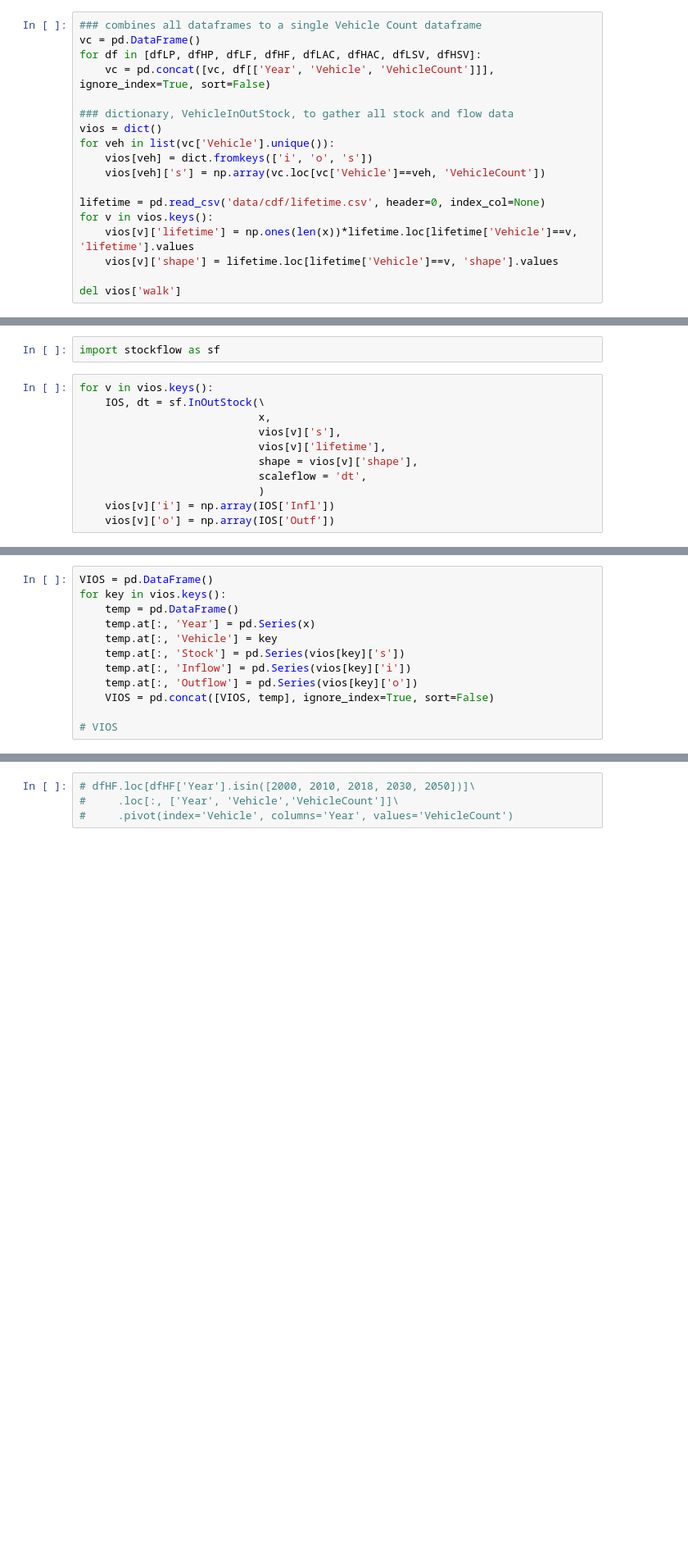
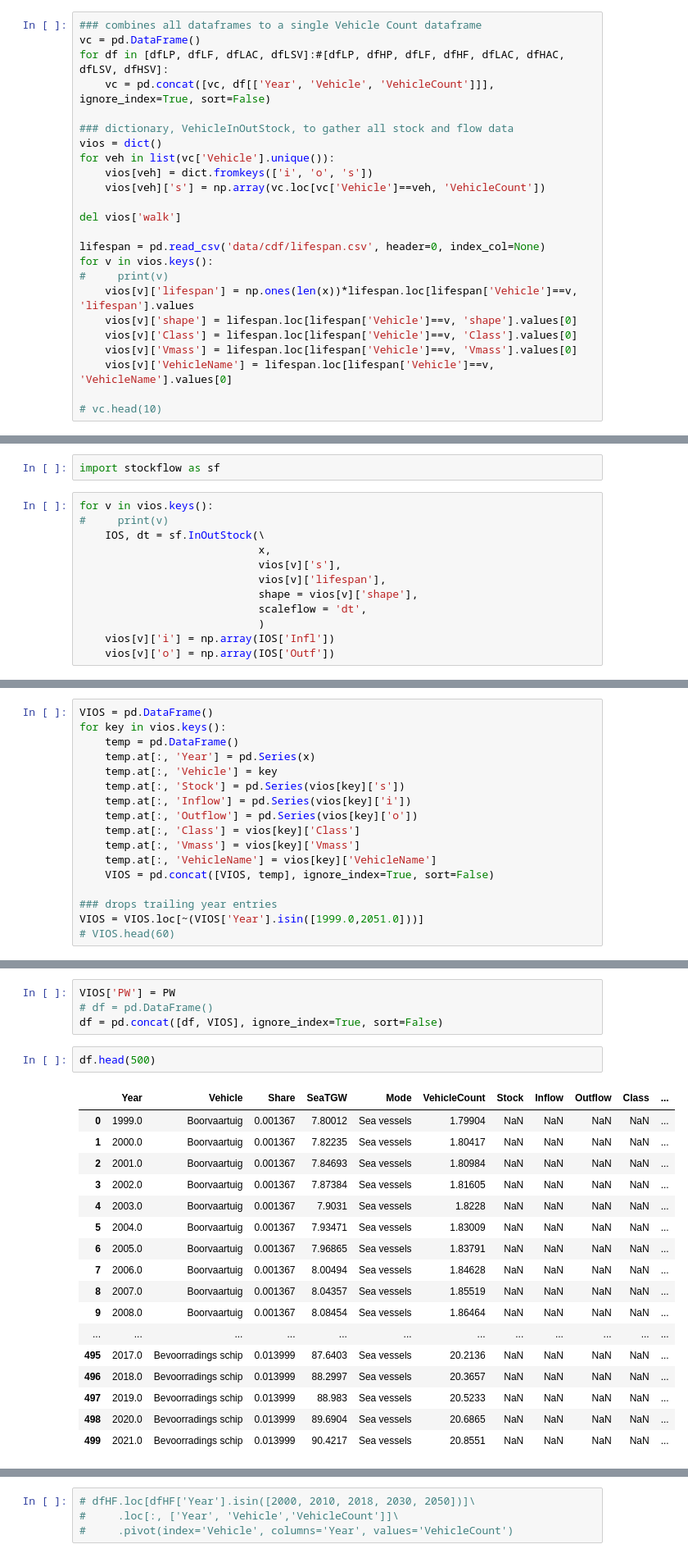
Before and after one commit to grimelda/urmive, a Jupyter notebook: modalshift.ipynb, the cells around one changed output, grey strips where cells are left out. Shown at 82% size. Drawn from its saved outputs; the diff is of its cells as text; blank space fills up the shorter version.

```diff
--- a/modalshift.ipynb
+++ b/modalshift.ipynb
@@ -588,7 +622,7 @@ Sea vessels 1.0
 # %%
 ### combines all dataframes to a single Vehicle Count dataframe
 vc = pd.DataFrame()
-for df in [dfLP, dfHP, dfLF, dfHF, dfLAC, dfHAC, dfLSV, dfHSV]:
+for df in [dfLP, dfLF, dfLAC, dfLSV]:#[dfLP, dfHP, dfLF, dfHF, dfLAC, dfHAC, dfLSV, dfHSV]:
     vc = pd.concat([vc, df[['Year', 'Vehicle', 'VehicleCount']]], ignore_index=True, sort=False)
 
 ### dictionary, VehicleInOutStock, to gather all stock and flow data
@@ -597,9 +631,15 @@ for veh in list(vc['Vehicle'].unique()):
     vios[veh] = dict.fromkeys(['i', 'o', 's'])
     vios[veh]['s'] = np.array(vc.loc[vc['Vehicle']==veh, 'VehicleCount'])
 
-lifetime = pd.read_csv('data/cdf/lifetime.csv', header=0, index_col=None)
+del vios['walk']
+
+lifespan = pd.read_csv('data/cdf/lifespan.csv', header=0, index_col=None)
 for v in vios.keys():
-    vios[v]['lifetime'] = np.ones(len(x))*lifetime.loc[lifetime['Vehicle']==v, 'lifetime'].values
-    vios[v]['shape'] = lifetime.loc[lifetime['Vehicle']==v, 'shape'].values
+#     print(v)
+    vios[v]['lifespan'] = np.ones(len(x))*lifespan.loc[lifespan['Vehicle']==v, 'lifespan'].values
+    vios[v]['shape'] = lifespan.loc[lifespan['Vehicle']==v, 'shape'].values[0]
+    vios[v]['Class'] = lifespan.loc[lifespan['Vehicle']==v, 'Class'].values[0]
+    vios[v]['Vmass'] = lifespan.loc[lifespan['Vehicle']==v, 'Vmass'].values[0]
+    vios[v]['VehicleName'] = lifespan.loc[lifespan['Vehicle']==v, 'VehicleName'].values[0]
 
-del vios['walk']
+# vc.head(10)
@@ -614,10 +652,11 @@ del vios['walk']
 import stockflow as sf
 # %%
 for v in vios.keys():
+#     print(v)
     IOS, dt = sf.InOutStock(\
                             x,
                             vios[v]['s'],
-                            vios[v]['lifetime'],
+                            vios[v]['lifespan'],
                             shape = vios[v]['shape'],
                             scaleflow = 'dt',
                             )
@@ -634,6 +671,11 @@ for key in vios.keys():
     temp.at[:, 'Stock'] = pd.Series(vios[key]['s'])
     temp.at[:, 'Inflow'] = pd.Series(vios[key]['i'])
     temp.at[:, 'Outflow'] = pd.Series(vios[key]['o'])
+    temp.at[:, 'Class'] = vios[key]['Class']
+    temp.at[:, 'Vmass'] = vios[key]['Vmass']
+    temp.at[:, 'VehicleName'] = vios[key]['VehicleName']
     VIOS = pd.concat([VIOS, temp], ignore_index=True, sort=False)
 
-# VIOS
+### drops trailing year entries
+VIOS = VIOS.loc[~(VIOS['Year'].isin([1999.0,2051.0]))]
+# VIOS.head(60)
@@ -649,0 +721,24 @@ fig.show()
+# %%
+VIOS['PW'] = PW
+# df = pd.DataFrame()
+df = pd.concat([df, VIOS], ignore_index=True, sort=False)
+# %%
+df.head(500)
+# %% [output]
+|  | Year | Vehicle | Share | SeaTGW | Mode | VehicleCount | Stock | Inflow | Outflow | Class | ... |
+| 0 | 1999.0 | Boorvaartuig | 0.001367 | 7.80012 | Sea vessels | 1.79904 | NaN | NaN | NaN | NaN | ... |
+| 1 | 2000.0 | Boorvaartuig | 0.001367 | 7.82235 | Sea vessels | 1.80417 | NaN | NaN | NaN | NaN | ... |
+| 2 | 2001.0 | Boorvaartuig | 0.001367 | 7.84693 | Sea vessels | 1.80984 | NaN | NaN | NaN | NaN | ... |
+| 3 | 2002.0 | Boorvaartuig | 0.001367 | 7.87384 | Sea vessels | 1.81605 | NaN | NaN | NaN | NaN | ... |
+| 4 | 2003.0 | Boorvaartuig | 0.001367 | 7.9031 | Sea vessels | 1.8228 | NaN | NaN | NaN | NaN | ... |
+| 5 | 2004.0 | Boorvaartuig | 0.001367 | 7.93471 | Sea vessels | 1.83009 | NaN | NaN | NaN | NaN | ... |
+| 6 | 2005.0 | Boorvaartuig | 0.001367 | 7.96865 | Sea vessels | 1.83791 | NaN | NaN | NaN | NaN | ... |
+| 7 | 2006.0 | Boorvaartuig | 0.001367 | 8.00494 | Sea vessels | 1.84628 | NaN | NaN | NaN | NaN | ... |
+| 8 | 2007.0 | Boorvaartuig | 0.001367 | 8.04357 | Sea vessels | 1.85519 | NaN | NaN | NaN | NaN | ... |
+| 9 | 2008.0 | Boorvaartuig | 0.001367 | 8.08454 | Sea vessels | 1.86464 | NaN | NaN | NaN | NaN | ... |
+| ... | ... | ... | ... | ... | ... | ... | ... | ... | ... | ... | ... |
+| 495 | 2017.0 | Bevoorradings schip | 0.013999 | 87.6403 | Sea vessels | 20.2136 | NaN | NaN | NaN | NaN | ... |
+| 496 | 2018.0 | Bevoorradings schip | 0.013999 | 88.2997 | Sea vessels | 20.3657 | NaN | NaN | NaN | NaN | ... |
+| 497 | 2019.0 | Bevoorradings schip | 0.013999 | 88.983 | Sea vessels | 20.5233 | NaN | NaN | NaN | NaN | ... |
+| 498 | 2020.0 | Bevoorradings schip | 0.013999 | 89.6904 | Sea vessels | 20.6865 | NaN | NaN | NaN | NaN | ... |
+| 499 | 2021.0 | Bevoorradings schip | 0.013999 | 90.4217 | Sea vessels | 20.8551 | NaN | NaN | NaN | NaN | ... |
```
Also changed, not shown: parts of 13 cells of this notebook, 29 other files.
